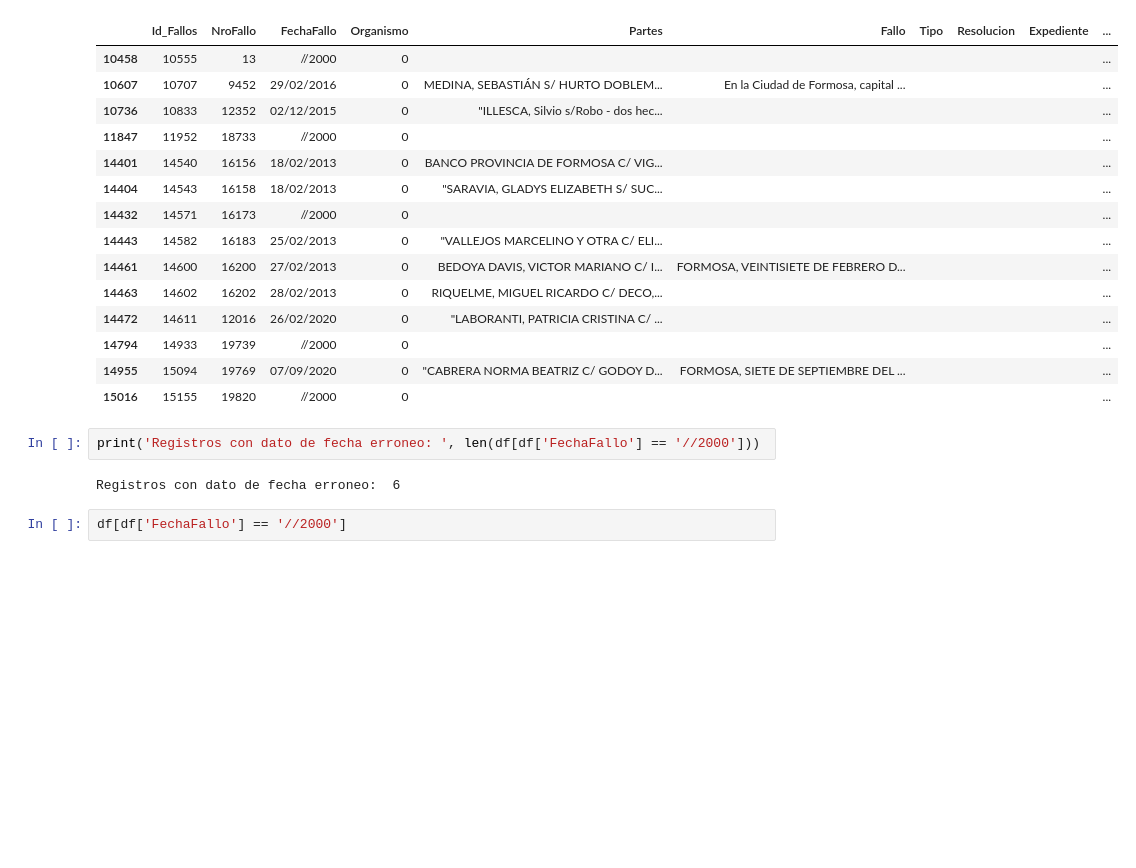
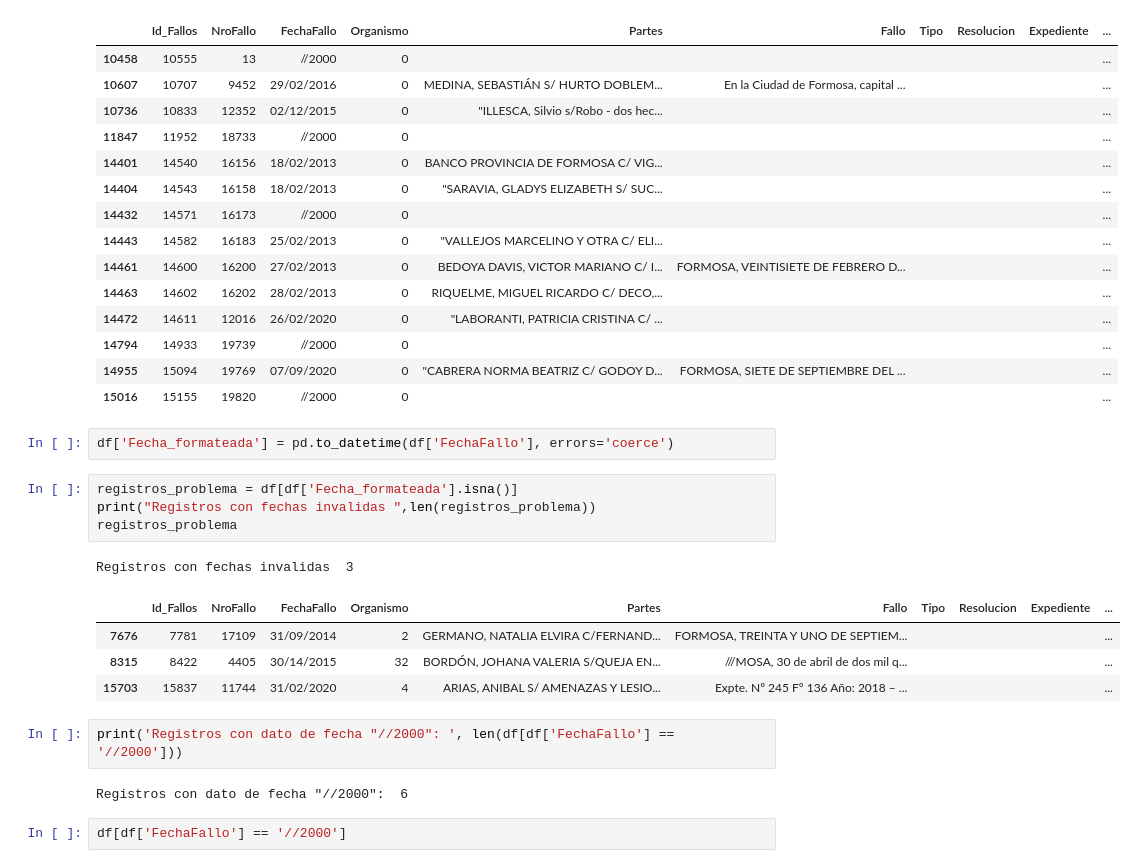
Before and after one commit to melodiromero/juris_etl_eda, a Jupyter notebook: EDA/eda_fallos.ipynb, the cells around one changed output. Drawn from its saved outputs; the diff is of its cells as text; blank space fills up the shorter version.

```diff
--- a/EDA/eda_fallos.ipynb
+++ b/EDA/eda_fallos.ipynb
@@ -90,10 +90,22 @@ df[df['Organismo'] == 0]
 | 14794 | 14933 | 19739 | //2000 | 0 |  |  |  |  |  | ... |
 | 14955 | 15094 | 19769 | 07/09/2020 | 0 | "CABRERA NORMA BEATRIZ C/ GODOY D... | FORMOSA, SIETE DE SEPTIEMBRE DEL ... |  |  |  | ... |
 | 15016 | 15155 | 19820 | //2000 | 0 |  |  |  |  |  | ... |
+# %%
+df['Fecha_formateada'] = pd.to_datetime(df['FechaFallo'], errors='coerce')
+# %%
+registros_problema = df[df['Fecha_formateada'].isna()]
+print("Registros con fechas invalidas ",len(registros_problema))
+registros_problema
+# %% [output]
+Registros con fechas invalidas  3
+|  | Id_Fallos | NroFallo | FechaFallo | Organismo | Partes | Fallo | Tipo | Resolucion | Expediente | ... |
+| 7676 | 7781 | 17109 | 31/09/2014 | 2 | GERMANO, NATALIA ELVIRA C/FERNAND... | FORMOSA, TREINTA Y UNO DE SEPTIEM... |  |  |  | ... |
+| 8315 | 8422 | 4405 | 30/14/2015 | 32 | BORDÓN, JOHANA VALERIA S/QUEJA EN... | ///MOSA, 30 de abril de dos mil q... |  |  |  | ... |
+| 15703 | 15837 | 11744 | 31/02/2020 | 4 | ARIAS, ANIBAL S/ AMENAZAS Y LESIO... | Expte. Nº 245 Fº 136 Año: 2018 – ... |  |  |  | ... |
 # %%
-print('Registros con dato de fecha erroneo: ', len(df[df['FechaFallo'] == '//2000']))
+print('Registros con dato de fecha "//2000": ', len(df[df['FechaFallo'] == '//2000']))
 # %% [output]
-Registros con dato de fecha erroneo:  6
+Registros con dato de fecha "//2000":  6
 # %%
 df[df['FechaFallo'] == '//2000']
 # %% [output]
```
Also changed, not shown: parts of 16 cells of this notebook, 4 other files.
